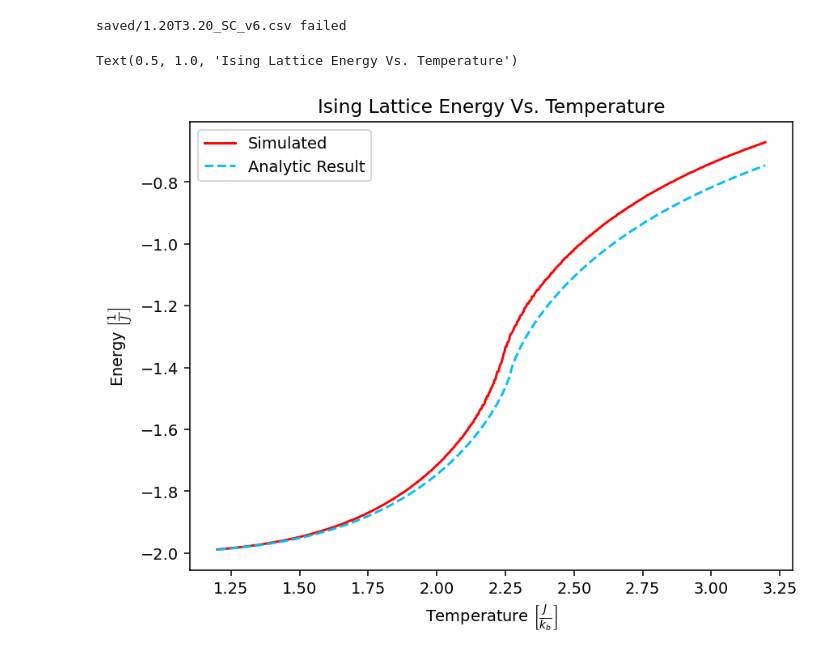
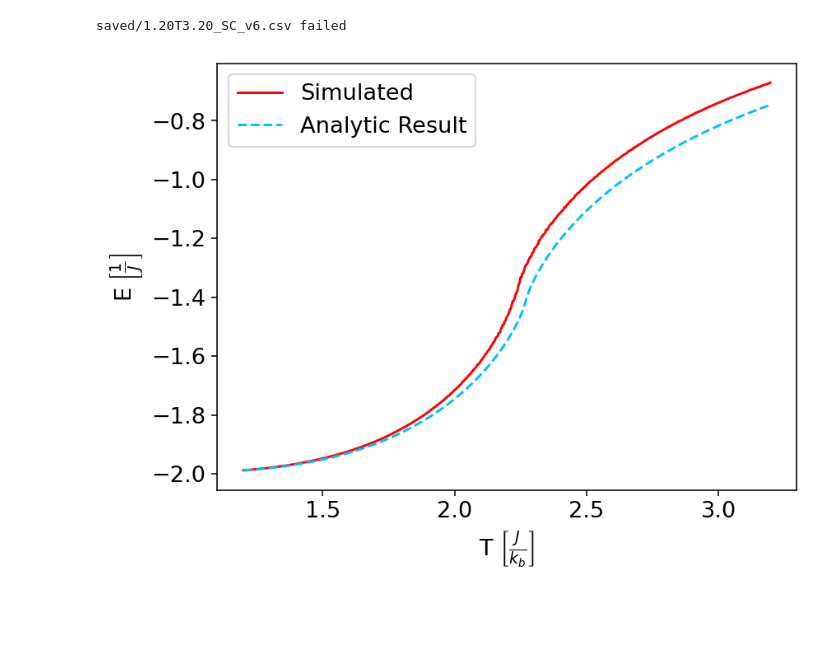
Before and after one commit to gfitez/ising, a Jupyter notebook: analyze2.ipynb, the cells around one changed output. Cells and saved outputs as stored; diff of their text form; code cells hidden in the pictures; blank space fills up the shorter version.

```diff
--- a/analyze2.ipynb
+++ b/analyze2.ipynb
@@ -8,6 +8,9 @@ from scipy.optimize import curve_fit
 import matplotlib.patches as mpatches
 from scipy.special import ellipk
 from scipy.integrate import quad
+
+plt.rcParams.update({'font.size': 14})
+mpl.rcParams['figure.dpi'] = 800
 
 GRIDLENGTH=100
 
@@ -72,24 +75,31 @@ def CvTheory(temps, spacing):
   energies=E(temps)
   cv_array=np.gradient(energies, spacing)
   return cv_array
+
+def killAxis(ax3):
+  ax3.yaxis.set_major_formatter(mpl.ticker.NullFormatter())
+  ax3.yaxis.set_minor_formatter(mpl.ticker.NullFormatter())
+  ax3.xaxis.set_major_formatter(mpl.ticker.NullFormatter())
+  ax3.xaxis.set_minor_formatter(mpl.ticker.NullFormatter())
+  ax3.yaxis.set_major_locator(plt.NullLocator())
+  ax3.xaxis.set_major_locator(plt.NullLocator())
+  ax3.minorticks_off()
 # %% [output]
 saved/1.20T3.20_SC_v6.csv failed
 # %%
 
 plt.plot(EMMean["Temp"],EMMean["E_mean"], label="Simulated", color="r")
 plt.plot(EMMean["Temp"],E(EMMean["Temp"]), label="Analytic Result", color="deepskyblue", linestyle="--")
 
 
-plt.xlabel("Temperature $\\left[\\frac{J}{k_b}\\right]$")
-plt.ylabel("Energy $\\left[\\frac{1}{J}\\right]$")
+plt.xlabel("T $\\left[\\frac{J}{k_b}\\right]$")
+plt.ylabel("E $\\left[\\frac{1}{J}\\right]$")
 plt.legend()
 
 plt.tight_layout()
 plt.savefig("EvM.png")
-plt.title("Ising Lattice Energy Vs. Temperature")
 # %% [output]
-Text(0.5, 1.0, 'Ising Lattice Energy Vs. Temperature')
-[figure, old version]
+[figure, new version]
 # %%
 
 
```
Also changed, not shown: parts of 7 cells of this notebook, 8 other files.
